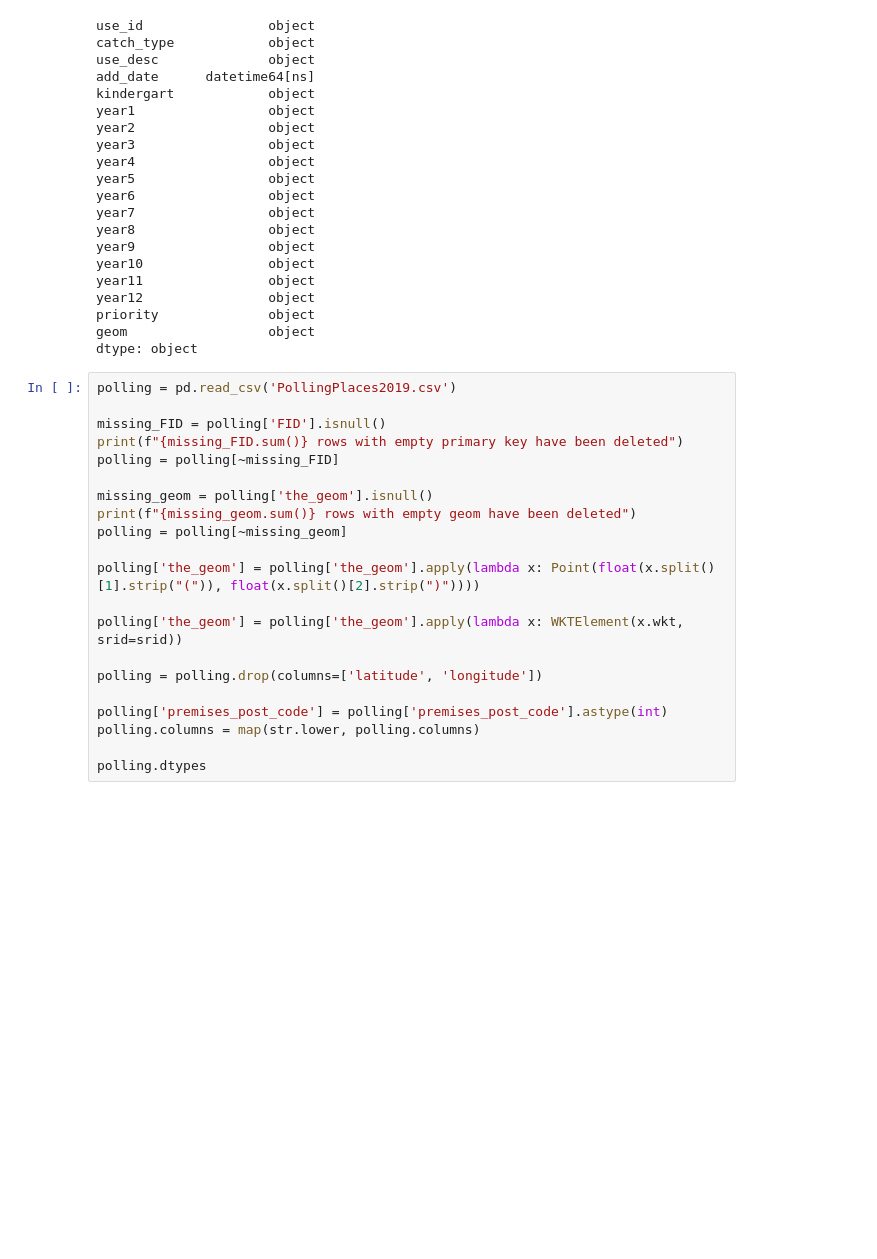
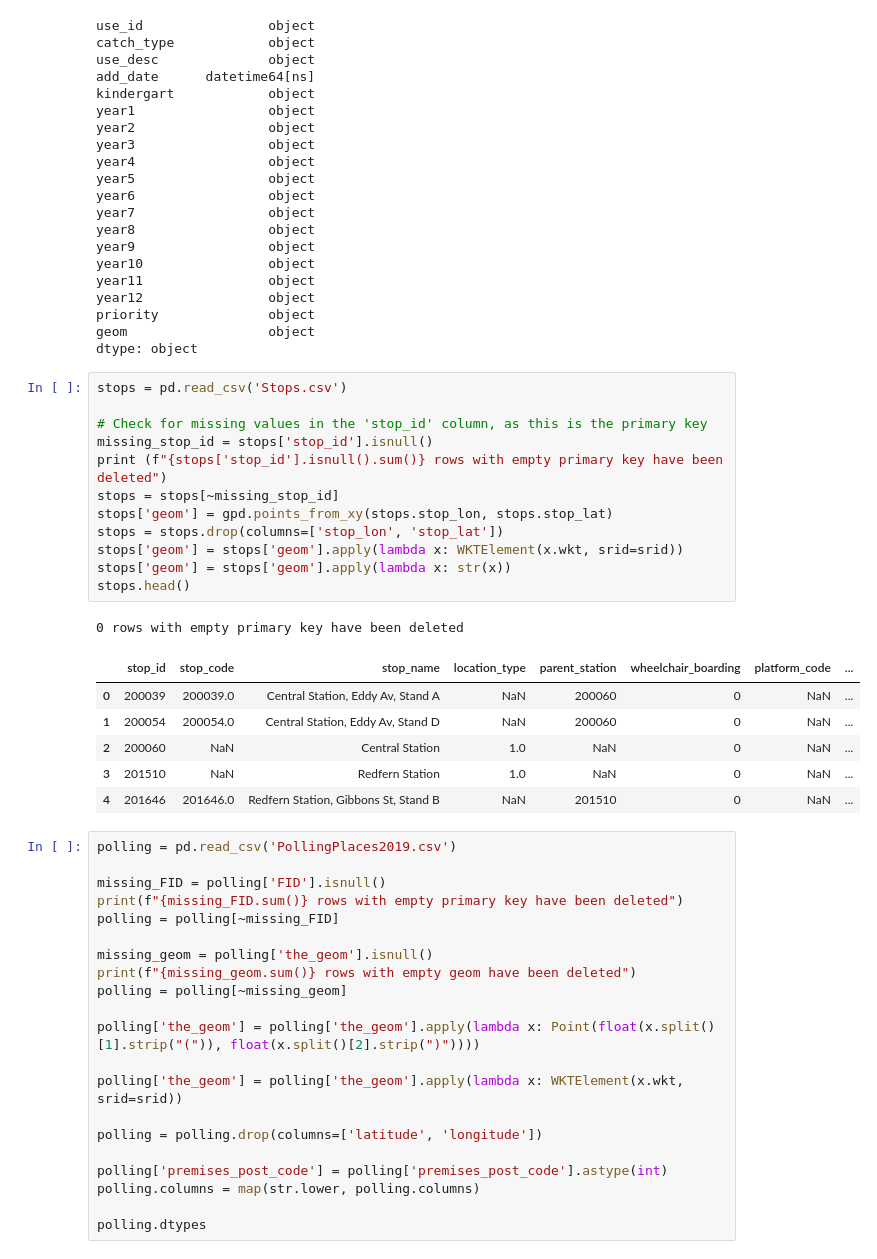
Before and after one commit to YuruYuriFans/DATA2001, a Jupyter notebook: Assignment.ipynb, the cells around one changed output. Saved outputs shown, nothing was run; the diff lists cells and outputs as text; blank space fills up the shorter version.

```diff
--- a/Assignment.ipynb
+++ b/Assignment.ipynb
@@ -283,6 +264,26 @@ year12                object
 priority              object
 geom                  object
 dtype: object
+# %%
+stops = pd.read_csv('Stops.csv')
+
+# Check for missing values in the 'stop_id' column, as this is the primary key
+missing_stop_id = stops['stop_id'].isnull()
+print (f"{stops['stop_id'].isnull().sum()} rows with empty primary key have been deleted")
+stops = stops[~missing_stop_id]
+stops['geom'] = gpd.points_from_xy(stops.stop_lon, stops.stop_lat)
+stops = stops.drop(columns=['stop_lon', 'stop_lat'])
+stops['geom'] = stops['geom'].apply(lambda x: WKTElement(x.wkt, srid=srid))
+stops['geom'] = stops['geom'].apply(lambda x: str(x))
+stops.head()
+# %% [output]
+0 rows with empty primary key have been deleted
+|  | stop_id | stop_code | stop_name | location_type | parent_station | wheelchair_boarding | platform_code | ... |
+| 0 | 200039 | 200039.0 | Central Station, Eddy Av, Stand A | NaN | 200060 | 0 | NaN | ... |
+| 1 | 200054 | 200054.0 | Central Station, Eddy Av, Stand D | NaN | 200060 | 0 | NaN | ... |
+| 2 | 200060 | NaN | Central Station | 1.0 | NaN | 0 | NaN | ... |
+| 3 | 201510 | NaN | Redfern Station | 1.0 | NaN | 0 | NaN | ... |
+| 4 | 201646 | 201646.0 | Redfern Station, Gibbons St, Stand B | NaN | 201510 | 0 | NaN | ... |
 # %%
 polling = pd.read_csv('PollingPlaces2019.csv')
 
```
Also changed, not shown: parts of 7 cells of this notebook.
